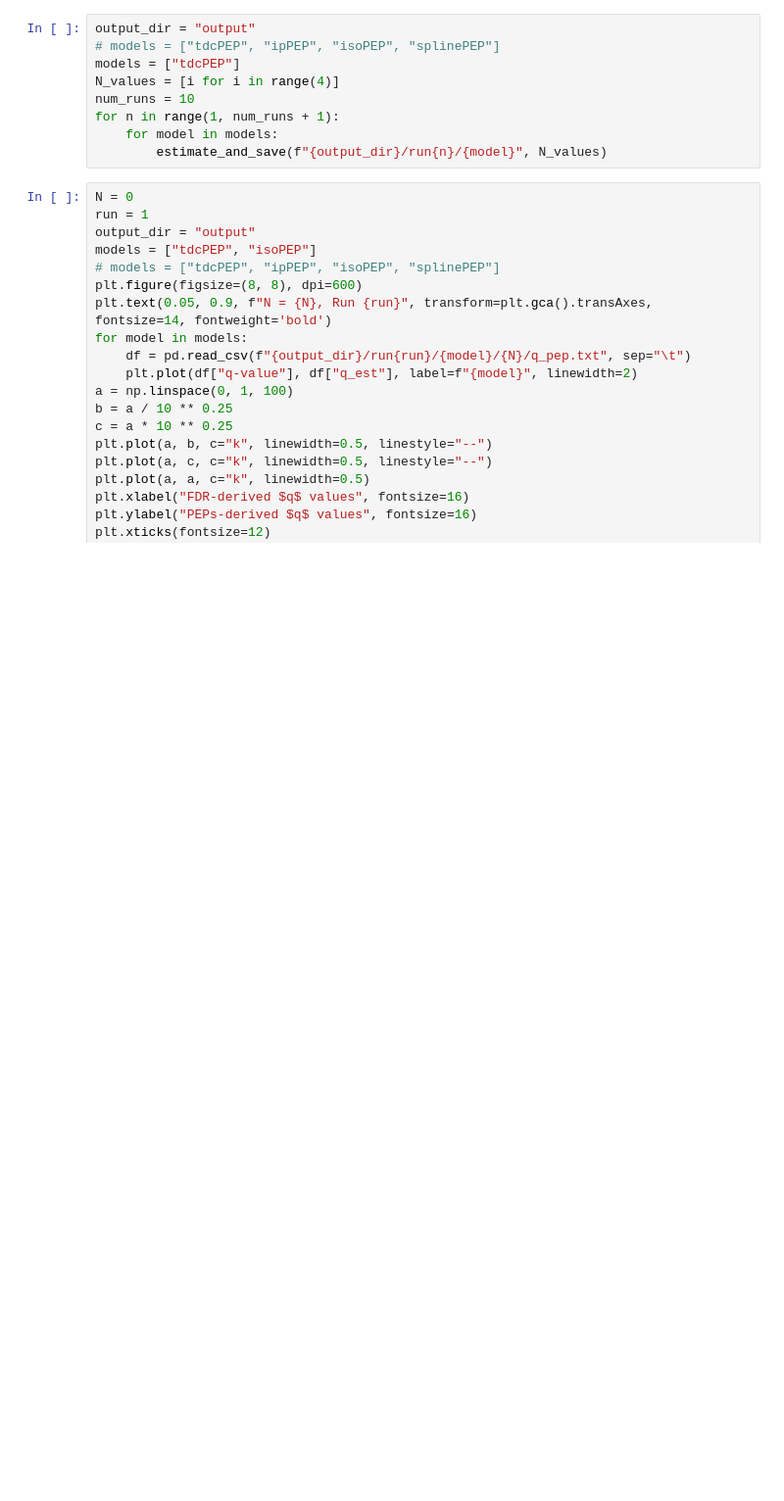
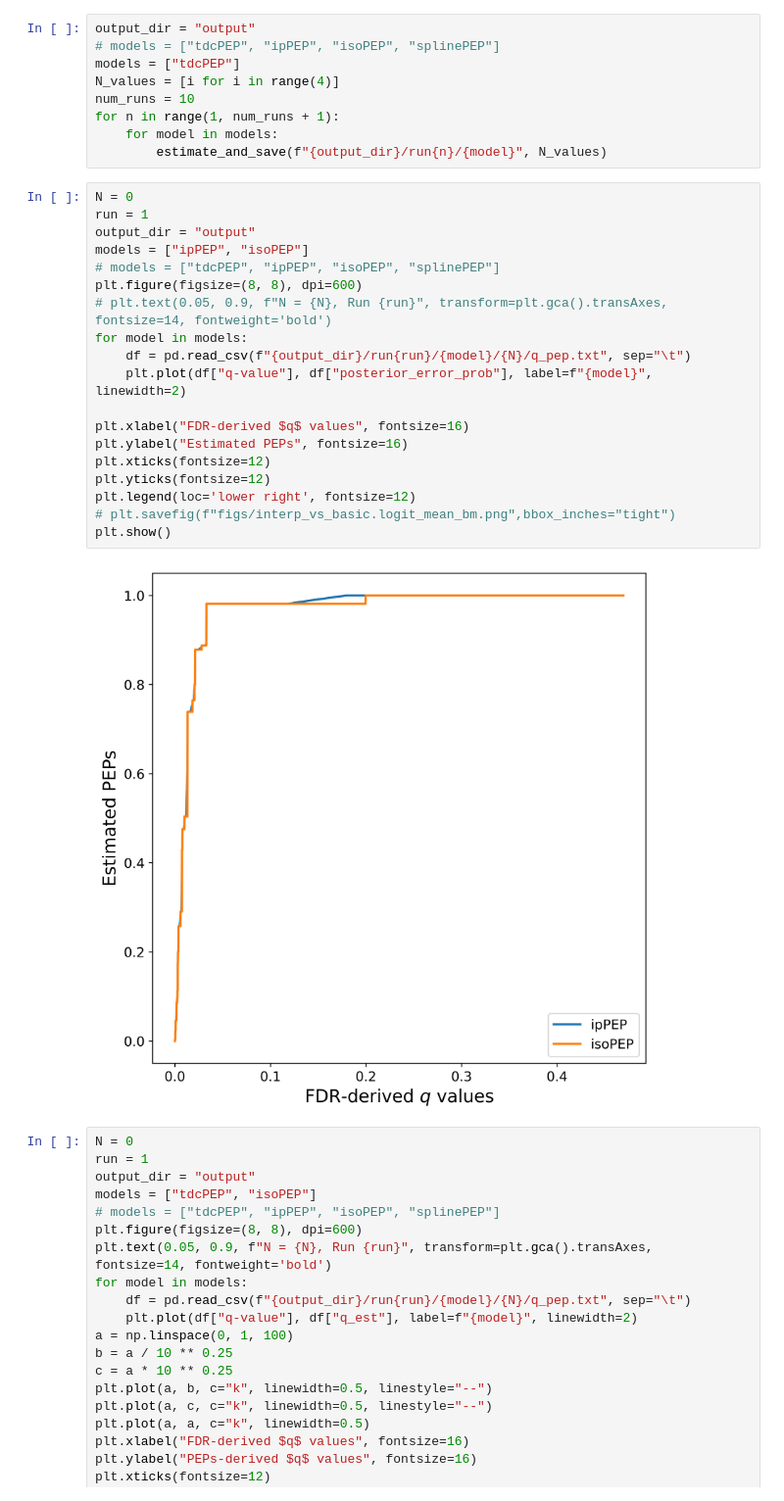
Before and after one commit to statisticalbiotechnology/smooth_q_to_pep, a Jupyter notebook: PercolatorPEP.ipynb, the cells around one changed output. Shown at 98% size. Saved outputs shown, nothing was run; the diff lists cells and outputs as text; blank space fills up the shorter version.

Commit message:
plot PEPs vs. FDR-derived q-values

```diff
--- a/PercolatorPEP.ipynb
+++ b/PercolatorPEP.ipynb
@@ -25,6 +25,27 @@ num_runs = 10
 for n in range(1, num_runs + 1):
     for model in models:
         estimate_and_save(f"{output_dir}/run{n}/{model}", N_values)
+# %%
+N = 0
+run = 1
+output_dir = "output"
+models = ["ipPEP", "isoPEP"]
+# models = ["tdcPEP", "ipPEP", "isoPEP", "splinePEP"]
+plt.figure(figsize=(8, 8), dpi=600)
+# plt.text(0.05, 0.9, f"N = {N}, Run {run}", transform=plt.gca().transAxes, fontsize=14, fontweight='bold')
+for model in models:
+    df = pd.read_csv(f"{output_dir}/run{run}/{model}/{N}/q_pep.txt", sep="\t")
+    plt.plot(df["q-value"], df["posterior_error_prob"], label=f"{model}", linewidth=2)
+
+plt.xlabel("FDR-derived $q$ values", fontsize=16)
+plt.ylabel("Estimated PEPs", fontsize=16)
+plt.xticks(fontsize=12)
+plt.yticks(fontsize=12)
+plt.legend(loc='lower right', fontsize=12)
+# plt.savefig(f"figs/interp_vs_basic.logit_mean_bm.png",bbox_inches="tight")
+plt.show()
+# %% [output]
+[figure, added]
 # %%
 N = 0
 run = 1
```
